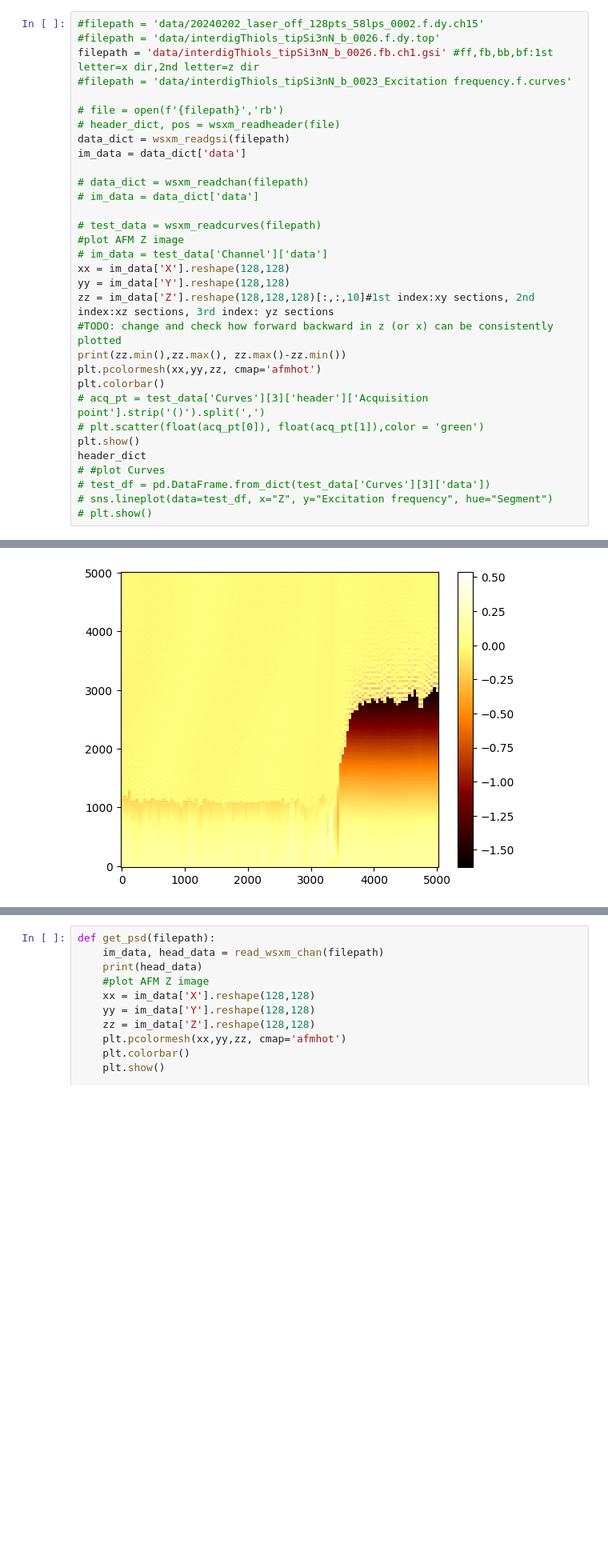
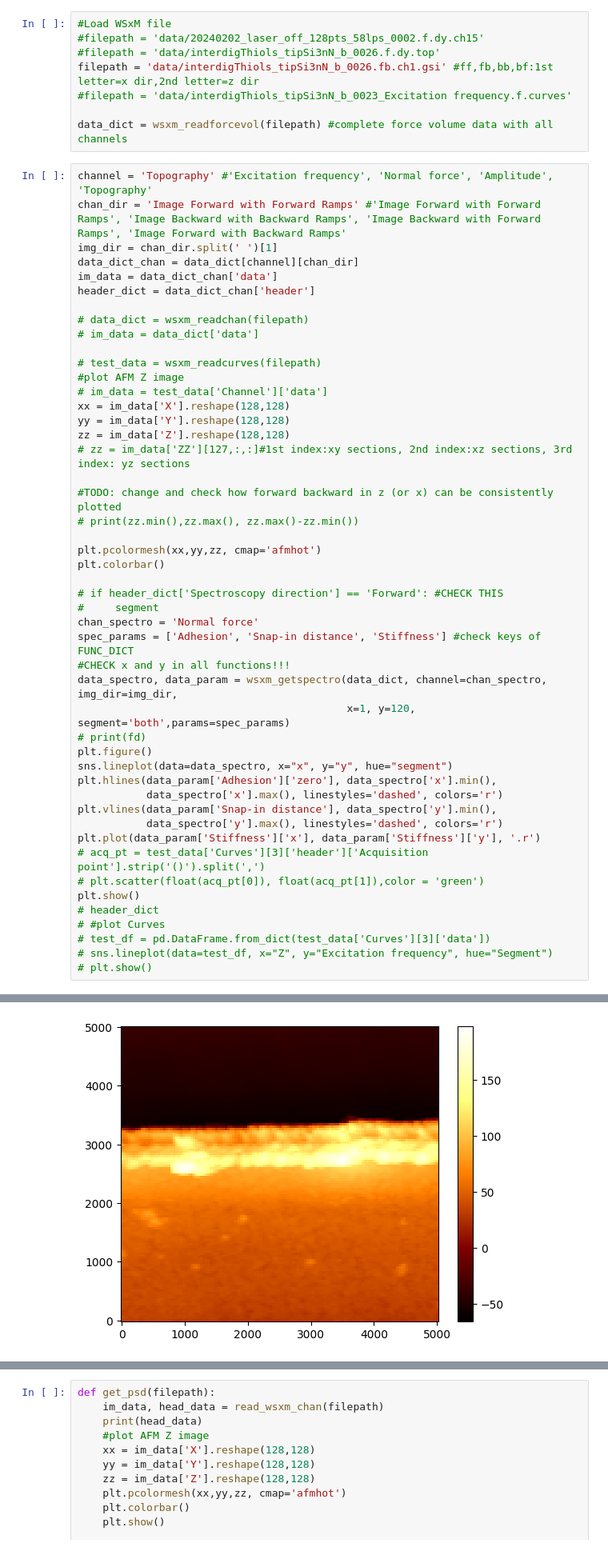
Before and after one commit to PranavSudersan/AFM-Dashboard, a Jupyter notebook: Calibrator.ipynb, the cells around one changed output, grey strips where cells are left out. Shown at 80% size. Drawn from its saved outputs; the diff is of its cells as text; blank space fills up the shorter version.

Commit message:
Update Calibrator.ipynb functions to calculate adhesion, stiffness, snapin distance from force-volume data added

```diff
--- a/Calibrator.ipynb
+++ b/Calibrator.ipynb
@@ -178,13 +340,18 @@ def wsxm_readgsi(filepath):
+# %%
+#Load WSxM file
+#filepath = 'data/20240202_laser_off_128pts_58lps_0002.f.dy.ch15'
+#filepath = 'data/interdigThiols_tipSi3nN_b_0026.f.dy.top'
+filepath = 'data/interdigThiols_tipSi3nN_b_0026.fb.ch1.gsi' #ff,fb,bb,bf:1st letter=x dir,2nd letter=z dir
+#filepath = 'data/interdigThiols_tipSi3nN_b_0023_Excitation frequency.f.curves'
+
+data_dict = wsxm_readforcevol(filepath) #complete force volume data with all channels
 # %%
-#filepath = 'data/20240202_laser_off_128pts_58lps_0002.f.dy.ch15'
-#filepath = 'data/interdigThiols_tipSi3nN_b_0026.f.dy.top'
-filepath = 'data/interdigThiols_tipSi3nN_b_0026.fb.ch1.gsi' #ff,fb,bb,bf:1st letter=x dir,2nd letter=z dir
-#filepath = 'data/interdigThiols_tipSi3nN_b_0023_Excitation frequency.f.curves'
-
-# file = open(f'{filepath}','rb')
-# header_dict, pos = wsxm_readheader(file)
-data_dict = wsxm_readgsi(filepath)
-im_data = data_dict['data']
+channel = 'Topography' #'Excitation frequency', 'Normal force', 'Amplitude', 'Topography'
+chan_dir = 'Image Forward with Forward Ramps' #'Image Forward with Forward Ramps', 'Image Backward with Backward Ramps', 'Image Backward with Forward Ramps', 'Image Forward with Backward Ramps'
+img_dir = chan_dir.split(' ')[1]
+data_dict_chan = data_dict[channel][chan_dir]
+im_data = data_dict_chan['data']
+header_dict = data_dict_chan['header']
 
 # data_dict = wsxm_readchan(filepath)
 # im_data = data_dict['data']
@@ -194,15 +361,34 @@ im_data = data_dict['data']
 # im_data = test_data['Channel']['data']
 xx = im_data['X'].reshape(128,128)
 yy = im_data['Y'].reshape(128,128)
-zz = im_data['Z'].reshape(128,128,128)[:,:,10]#1st index:xy sections, 2nd index:xz sections, 3rd index: yz sections
+zz = im_data['Z'].reshape(128,128)
+# zz = im_data['ZZ'][127,:,:]#1st index:xy sections, 2nd index:xz sections, 3rd index: yz sections
+
 #TODO: change and check how forward backward in z (or x) can be consistently plotted
-print(zz.min(),zz.max(), zz.max()-zz.min())
+# print(zz.min(),zz.max(), zz.max()-zz.min())
+
 plt.pcolormesh(xx,yy,zz, cmap='afmhot')
 plt.colorbar()
+
+# if header_dict['Spectroscopy direction'] == 'Forward': #CHECK THIS
+#     segment
+chan_spectro = 'Normal force'
+spec_params = ['Adhesion', 'Snap-in distance', 'Stiffness'] #check keys of FUNC_DICT
+#CHECK x and y in all functions!!!
+data_spectro, data_param = wsxm_getspectro(data_dict, channel=chan_spectro, img_dir=img_dir,
+                                           x=1, y=120, segment='both',params=spec_params)
+# print(fd)
+plt.figure()
+sns.lineplot(data=data_spectro, x="x", y="y", hue="segment")
+plt.hlines(data_param['Adhesion']['zero'], data_spectro['x'].min(),
+           data_spectro['x'].max(), linestyles='dashed', colors='r')
+plt.vlines(data_param['Snap-in distance'], data_spectro['y'].min(),
+           data_spectro['y'].max(), linestyles='dashed', colors='r')
+plt.plot(data_param['Stiffness']['x'], data_param['Stiffness']['y'], '.r')
 # acq_pt = test_data['Curves'][3]['header']['Acquisition point'].strip('()').split(',')
 # plt.scatter(float(acq_pt[0]), float(acq_pt[1]),color = 'green')
 plt.show()
-header_dict
+# header_dict
 # #plot Curves
 # test_df = pd.DataFrame.from_dict(test_data['Curves'][3]['data'])
 # sns.lineplot(data=test_df, x="Z", y="Excitation frequency", hue="Segment")
@@ -212 +397 @@ header_dict
-[figure, old version]
+[figure, new version]
```
Also changed, not shown: parts of 3 cells of this notebook.
